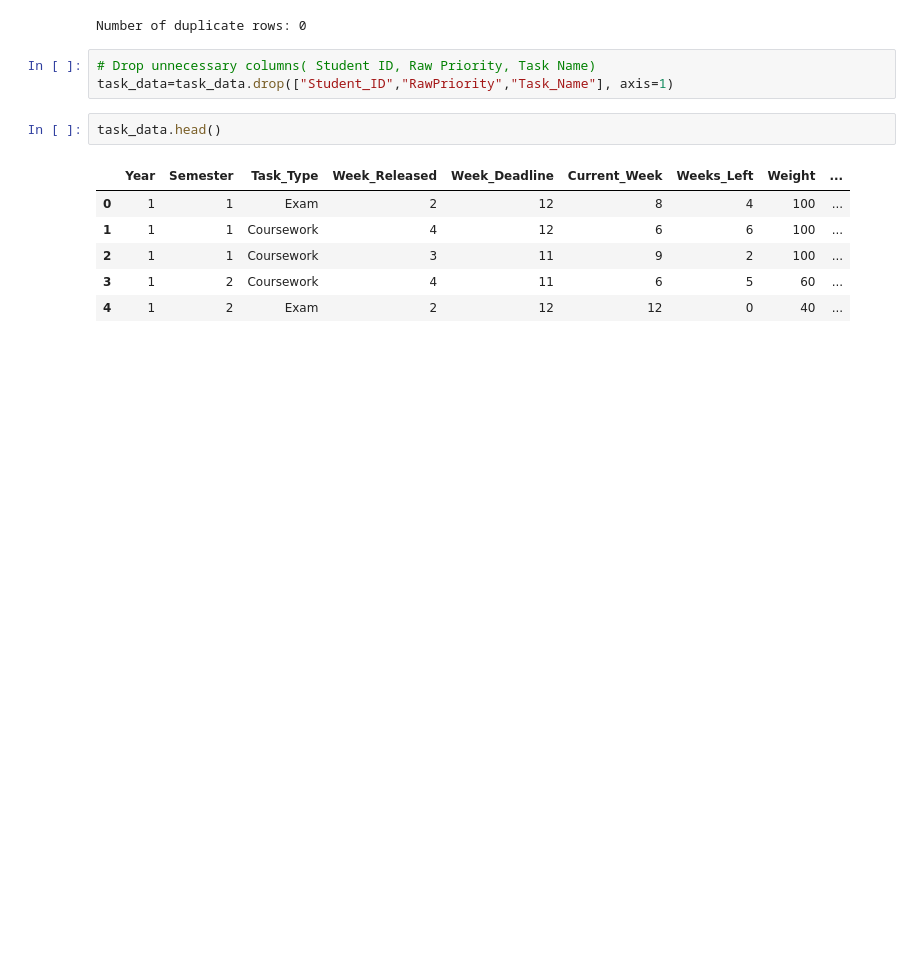
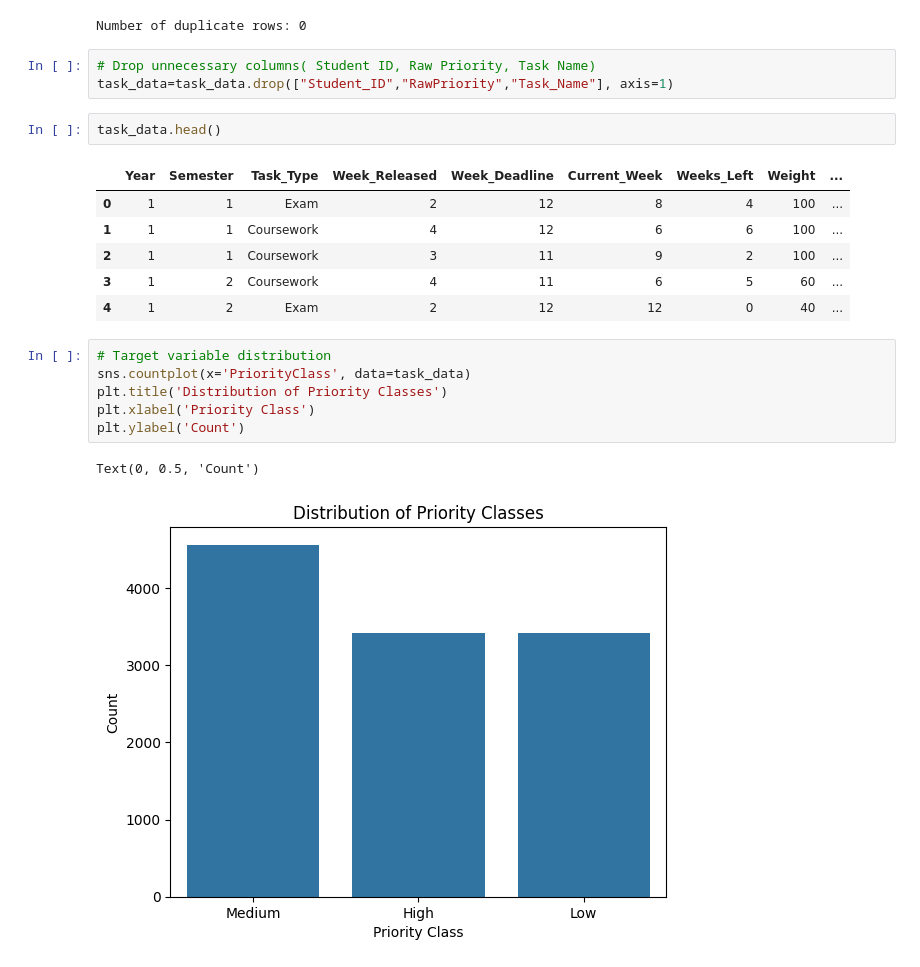
Before and after one commit to senirudilmith4/domain-ai, a Jupyter notebook: ml/TaskPriorityModel/EDA_TPM.ipynb, the cells around one changed output. Cells and saved outputs as stored; diff of their text form; blank space fills up the shorter version.

```diff
--- a/ml/TaskPriorityModel/EDA_TPM.ipynb
+++ b/ml/TaskPriorityModel/EDA_TPM.ipynb
@@ -97,3 +99,12 @@ task_data.head()
 | 2 | 1 | 1 | Coursework | 3 | 11 | 9 | 2 | 100 | ... |
 | 3 | 1 | 2 | Coursework | 4 | 11 | 6 | 5 | 60 | ... |
 | 4 | 1 | 2 | Exam | 2 | 12 | 12 | 0 | 40 | ... |
+# %%
+# Target variable distribution
+sns.countplot(x='PriorityClass', data=task_data)
+plt.title('Distribution of Priority Classes')
+plt.xlabel('Priority Class')
+plt.ylabel('Count')
+# %% [output]
+Text(0, 0.5, 'Count')
+[figure, added]
```
Also changed, not shown: parts of 14 cells of this notebook, 2 other files.
